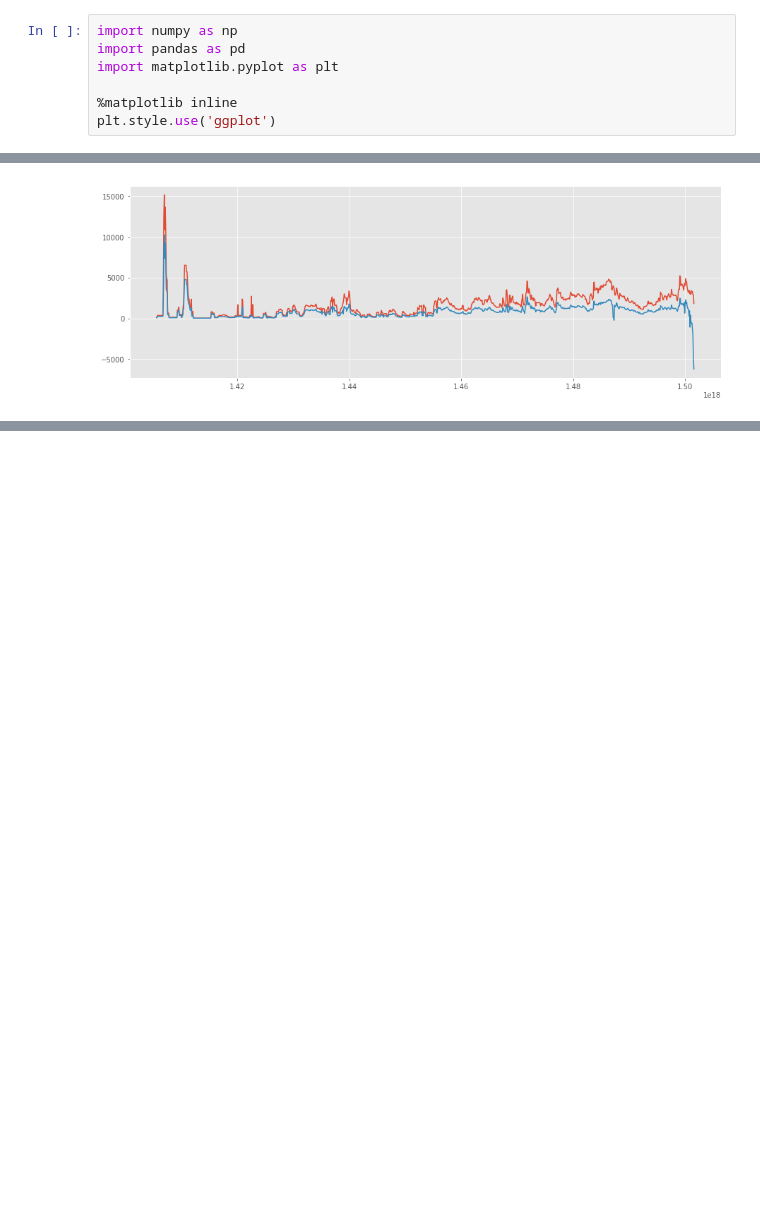
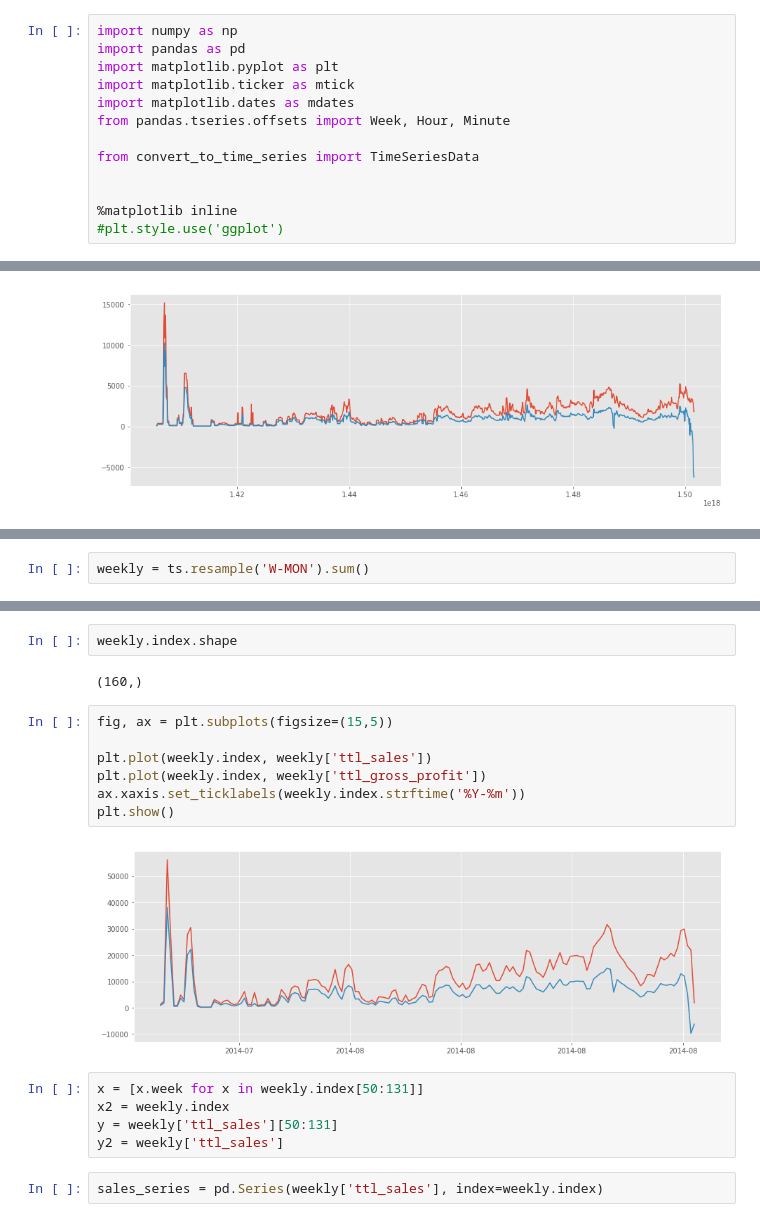
Before and after one commit to sewald101/uplift_bi, a Jupyter notebook: src/time_series_prototype.ipynb, the cells around one changed output, grey strips where cells are left out. Cells and saved outputs as stored; diff of their text form; blank space fills up the shorter version.

```diff
--- a/src/time_series_prototype.ipynb
+++ b/src/time_series_prototype.ipynb
@@ -2,9 +2,15 @@
 import numpy as np
 import pandas as pd
 import matplotlib.pyplot as plt
+import matplotlib.ticker as mtick
+import matplotlib.dates as mdates
+from pandas.tseries.offsets import Week, Hour, Minute
+
+from convert_to_time_series import TimeSeriesData
+
 
 %matplotlib inline
-plt.style.use('ggplot')
+#plt.style.use('ggplot')
 # %%
 path = '../data/lemon_haze_18.csv'
 test_path = '../data/test_shard.csv'
@@ -120,0 +117,2 @@ rawB.equals(raw), invB.equals(inv), tsB.equals(ts), blB.equals(bl), slsB.equals(
+# %%
+weekly = ts.resample('W-MON').sum()
@@ -120,0 +128,20 @@ rawB.equals(raw), invB.equals(inv), tsB.equals(ts), blB.equals(bl), slsB.equals(
+# %%
+weekly.index.shape
+# %% [output]
+(160,)
+# %%
+fig, ax = plt.subplots(figsize=(15,5))
+
+plt.plot(weekly.index, weekly['ttl_sales'])
+plt.plot(weekly.index, weekly['ttl_gross_profit'])
+ax.xaxis.set_ticklabels(weekly.index.strftime('%Y-%m'))
+plt.show()
+# %% [output]
+[figure, added]
+# %%
+x = [x.week for x in weekly.index[50:131]]
+x2 = weekly.index
+y = weekly['ttl_sales'][50:131]
+y2 = weekly['ttl_sales']
+# %%
+sales_series = pd.Series(weekly['ttl_sales'], index=weekly.index)
```
Also changed, not shown: parts of 33 cells of this notebook, 3 other files.
